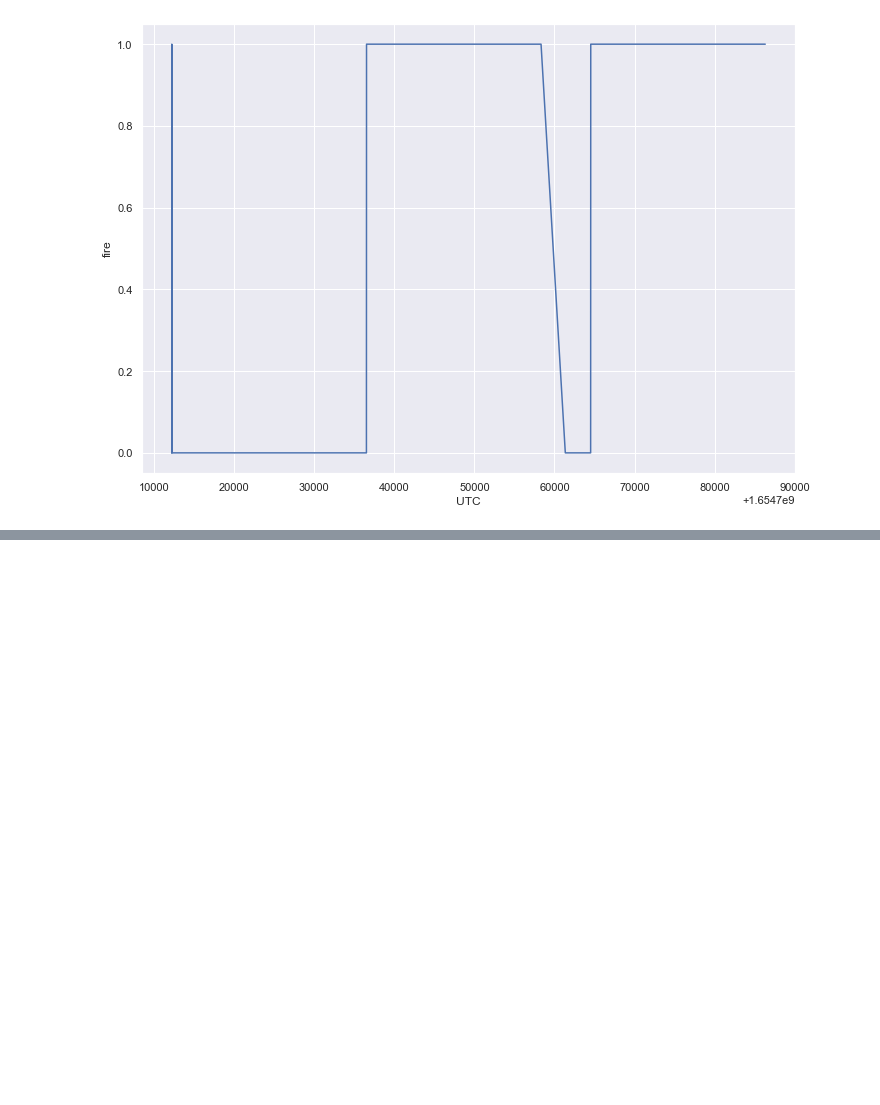
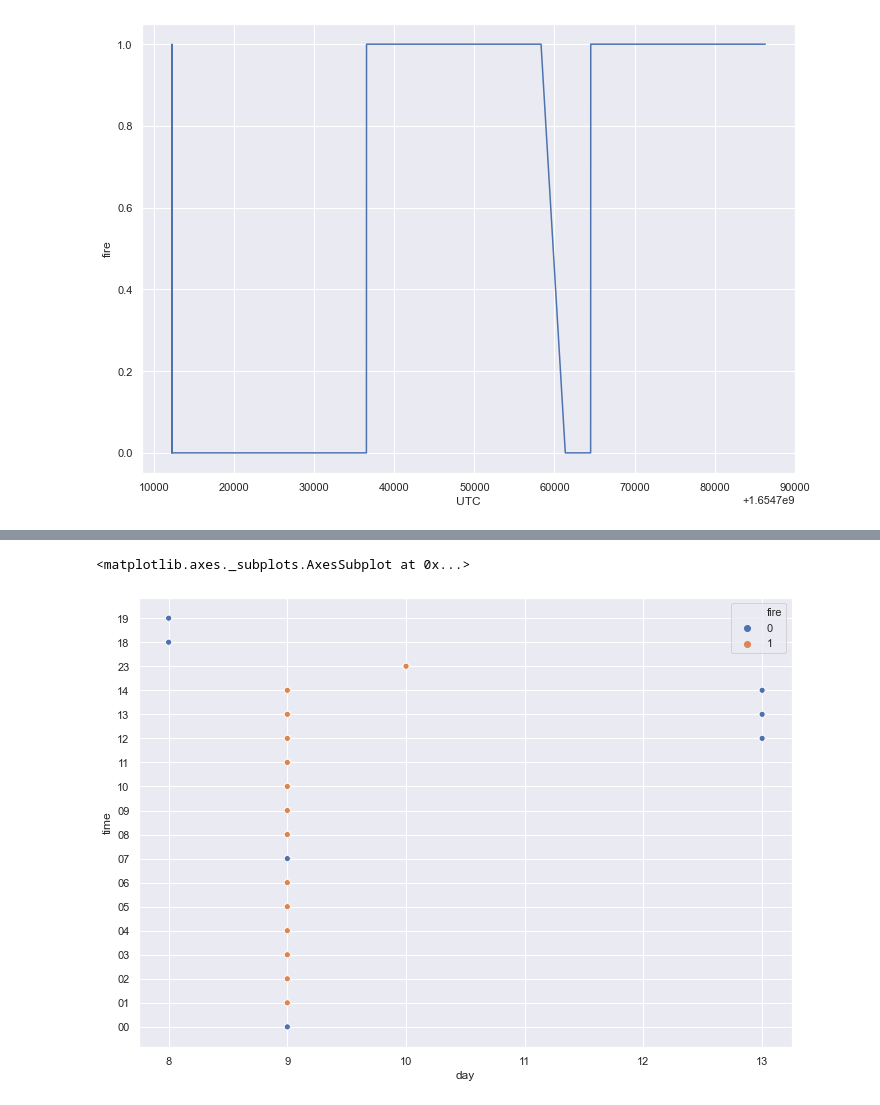
Before and after one commit to alanaselli/smoke_detection, a Jupyter notebook: main.ipynb, the cells around one changed output, grey strips where cells are left out. Cells and saved outputs as stored; diff of their text form; code cells hidden in the pictures; blank space fills up the shorter version.

Commit message:
Plotted the target over different measures of time

```diff
--- a/main.ipynb
+++ b/main.ipynb
@@ -286,0 +281,7 @@ print(local_time)
+# %%
+# We will convert UTC time to datetime to make data more comprehensible
+
+from datetime import datetime
+df['datetime'] = pd.to_datetime(df['UTC'],unit='s')
+
+print(df.head)
@@ -287,3 +306,5 @@ print(local_time)
 # %%
-df['] = pd.to_datetime(df['UTC'],unit='s')
+df['day'] = pd.to_datetime(df['UTC'],unit='s').dt.day
+df['time'] = pd.to_datetime(df['UTC'],unit='s').dt.strftime('%H')
+print(df['time'])
 # %% [output]
@@ -301,0 +323,5 @@ Name: UTC, Length: 62630, dtype: datetime64[ns]
+# %%
+sns.scatterplot(data = df, x = 'day', y = 'time', hue='fire')
+# %% [output]
+<matplotlib.axes._subplots.AxesSubplot at 0x...>
+[figure, added]
```
Also changed, not shown: parts of 9 cells of this notebook.
